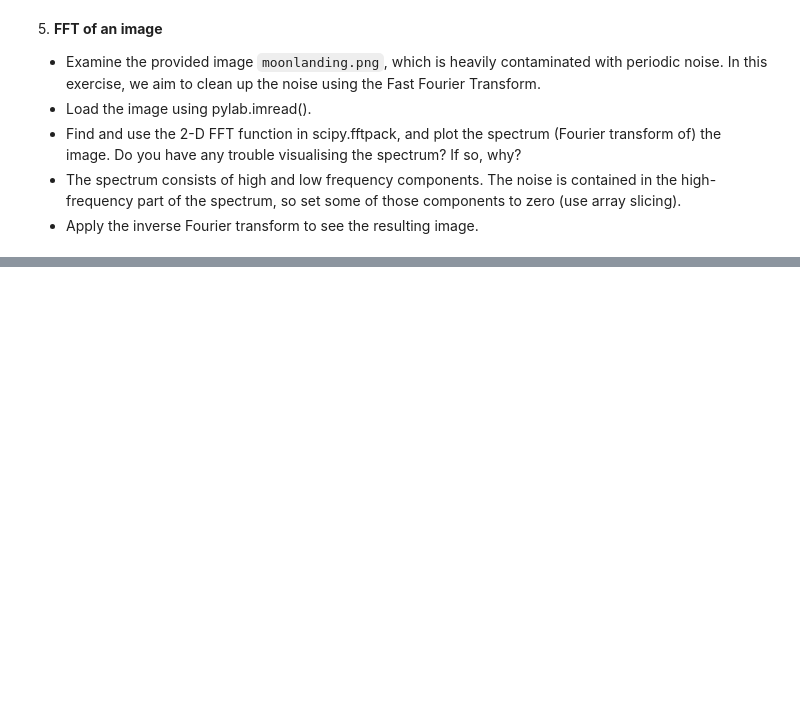
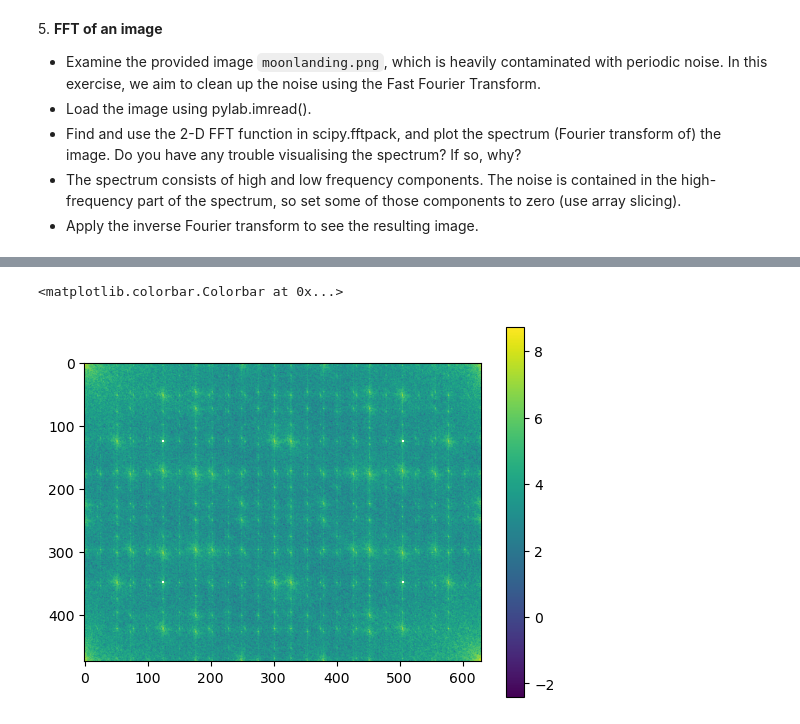
Before and after one commit to angelabortolato/LaboratoryOfComputationalPhysics_A, a Jupyter notebook: 09ex_Algorithms.ipynb, the cells around one changed output, grey strips where cells are left out. Saved outputs shown, nothing was run; the diff lists cells and outputs as text; code cells hidden in the pictures; blank space fills up the shorter version.

```diff
--- a/09ex_Algorithms.ipynb
+++ b/09ex_Algorithms.ipynb
@@ -306,0 +252,11 @@ plt.imshow(filtered_image)
+# %%
+threshold = 0.05                #change this parameter in order to filter more noise
+filter_im_fft= im_fft.copy()
+filter_im_fft[power > (threshold * np.max(power))]=0          #cut out frequencies above 1% of max
+filt_pow= np.abs(filter_im_fft)
+
+plt.imshow(np.log(filt_pow))
+plt.colorbar()
+# %% [output]
+<matplotlib.colorbar.Colorbar at 0x...>
+[figure, added]
```
Also changed, not shown: parts of 7 cells of this notebook.
